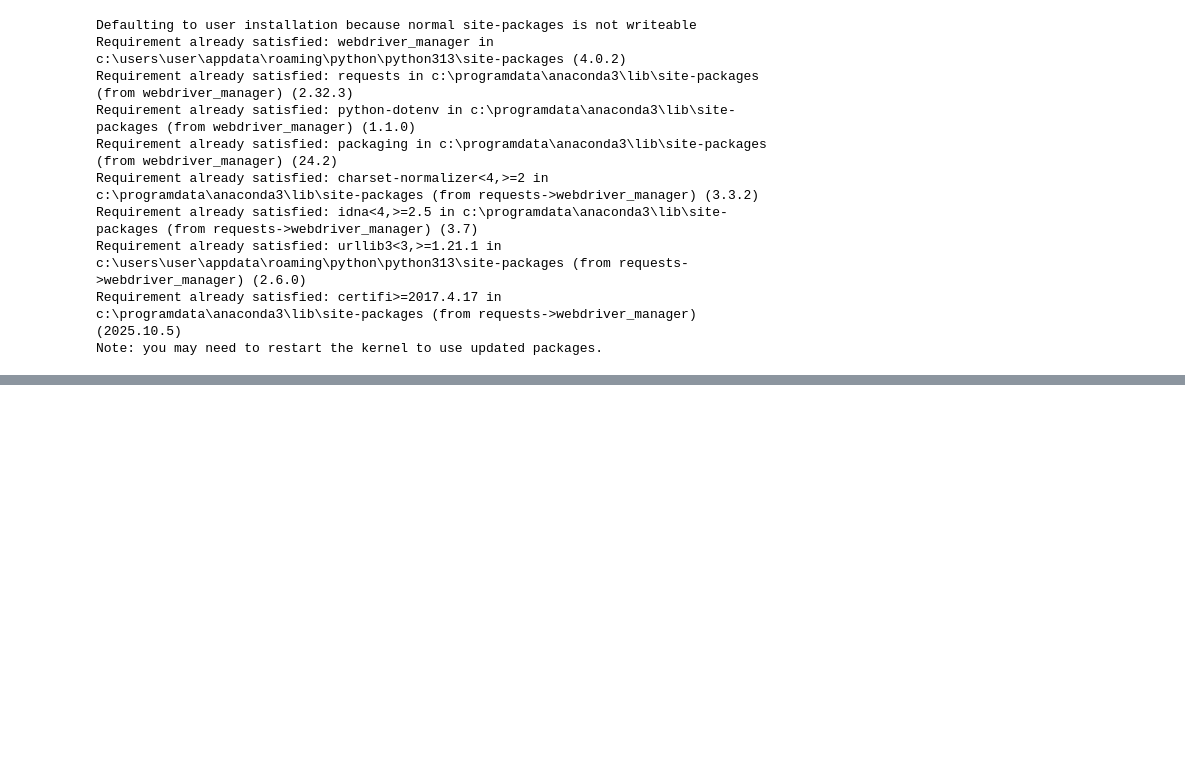
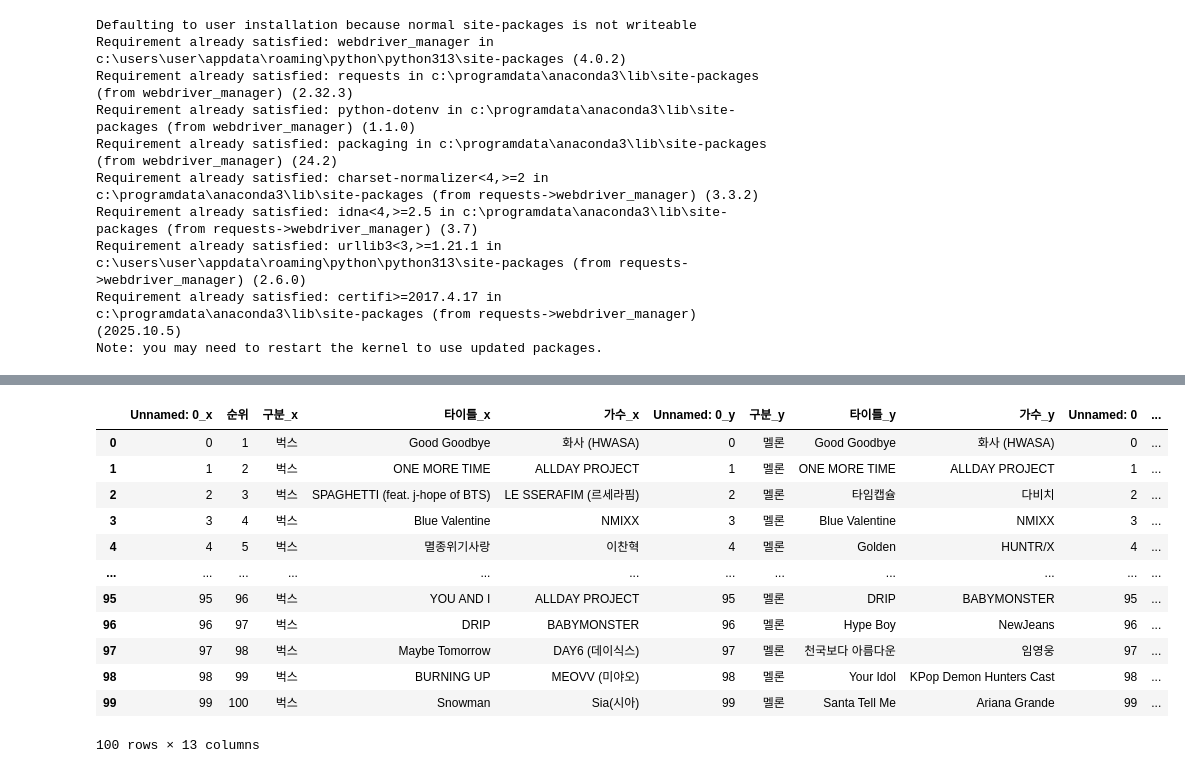
Before and after one commit to EverJoyyyL20/sesac_web_client_workspace, a Jupyter notebook: melon_bucks_gennie.ipynb, the cells around one changed output, grey strips where cells are left out. Drawn from its saved outputs; the diff is of its cells as text; code cells hidden in the pictures; blank space fills up the shorter version.

```diff
--- a/melon_bucks_gennie.ipynb
+++ b/melon_bucks_gennie.ipynb
@@ -414,0 +447,20 @@ gennie_df.to_excel("geenie.xlsx")
+# %%
+mel_buck=pd.merge(df_bucks,df_melon,on="순위",how='inner')
+# %%
+all_data=pd.merge(mel_buck,df_geenie,on="순위",how='inner')
+# %%
+all_data
+# %% [output]
+|  | Unnamed: 0_x | 순위 | 구분_x | 타이틀_x | 가수_x | Unnamed: 0_y | 구분_y | 타이틀_y | 가수_y | Unnamed: 0 | ... |
+| 0 | 0 | 1 | 벅스 | Good Goodbye | 화사 (HWASA) | 0 | 멜론 | Good Goodbye | 화사 (HWASA) | 0 | ... |
+| 1 | 1 | 2 | 벅스 | ONE MORE TIME | ALLDAY PROJECT | 1 | 멜론 | ONE MORE TIME | ALLDAY PROJECT | 1 | ... |
+| 2 | 2 | 3 | 벅스 | SPAGHETTI (feat. j-hope of BTS) | LE SSERAFIM (르세라핌) | 2 | 멜론 | 타임캡슐 | 다비치 | 2 | ... |
+| 3 | 3 | 4 | 벅스 | Blue Valentine | NMIXX | 3 | 멜론 | Blue Valentine | NMIXX | 3 | ... |
+| 4 | 4 | 5 | 벅스 | 멸종위기사랑 | 이찬혁 | 4 | 멜론 | Golden | HUNTR/X | 4 | ... |
+| ... | ... | ... | ... | ... | ... | ... | ... | ... | ... | ... | ... |
+| 95 | 95 | 96 | 벅스 | YOU AND I | ALLDAY PROJECT | 95 | 멜론 | DRIP | BABYMONSTER | 95 | ... |
+| 96 | 96 | 97 | 벅스 | DRIP | BABYMONSTER | 96 | 멜론 | Hype Boy | NewJeans | 96 | ... |
+| 97 | 97 | 98 | 벅스 | Maybe Tomorrow | DAY6 (데이식스) | 97 | 멜론 | 천국보다 아름다운 | 임영웅 | 97 | ... |
+| 98 | 98 | 99 | 벅스 | BURNING UP | MEOVV (미야오) | 98 | 멜론 | Your Idol | KPop Demon Hunters Cast | 98 | ... |
+| 99 | 99 | 100 | 벅스 | Snowman | Sia(시아) | 99 | 멜론 | Santa Tell Me | Ariana Grande | 99 | ... |
+100 rows × 13 columns
```
Also changed, not shown: parts of 20 cells of this notebook, 3 other files.
